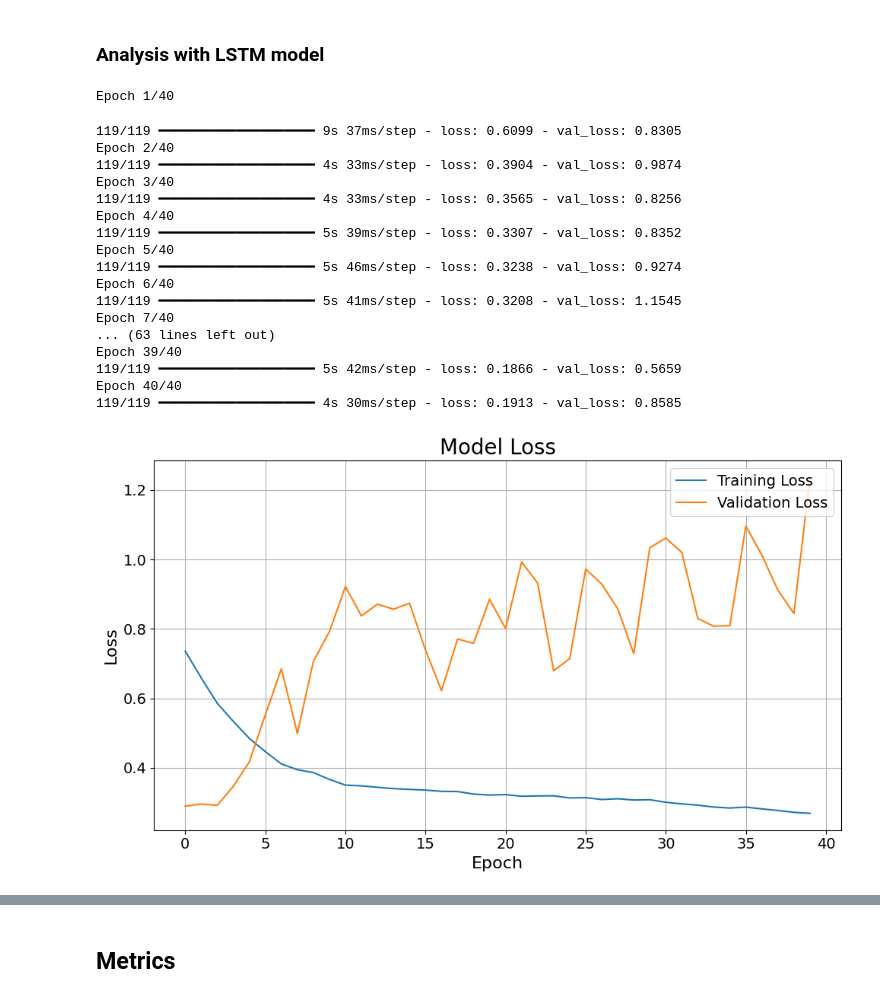
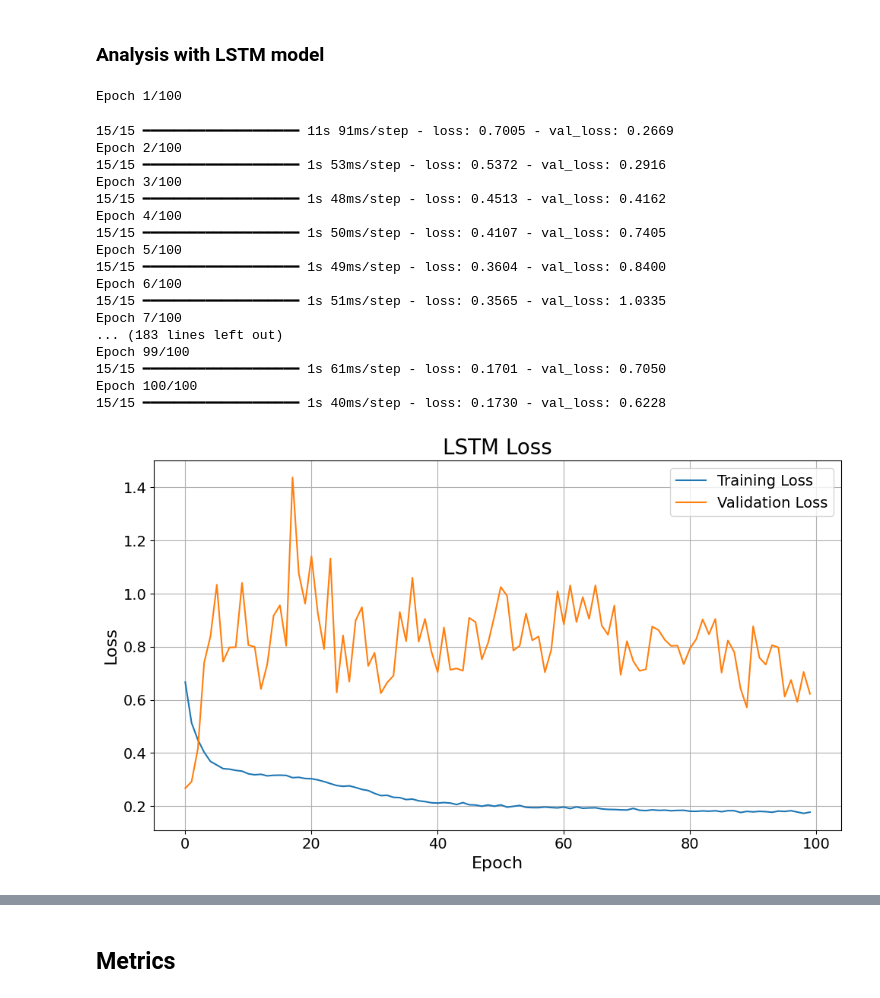
Before and after one commit to msilaev/courier_number_prediction, a Jupyter notebook: notebooks/1.0-ms-data-exploration-features-modeling.ipynb, the cells around one changed output, grey strips where cells are left out. Cells and saved outputs as stored; diff of their text form; code cells hidden in the pictures.

```diff
--- a/notebooks/1.0-ms-data-exploration-features-modeling.ipynb
+++ b/notebooks/1.0-ms-data-exploration-features-modeling.ipynb
@@ -711,45 +704,45 @@ X_val, y_val = np.array(X_val), np.array(y_val)
 # train model
 input_shape = (X_train.shape[1], X_train.shape[2])
 regressor = create_regressor(input_shape, n_steps)
-history= regressor.fit(X_train, y_train, epochs = 40, batch_size=4, validation_data=(X_val, y_val))
+history= regressor.fit(X_train, y_train, epochs = 100, batch_size=32, validation_data=(X_val, y_val))
 # %% [output]
-Epoch 1/40
+Epoch 1/100
-119/119 ━━━━━━━━━━━━━━━━━━━━ 9s 37ms/step - loss: 0.6099 - val_loss: 0.8305
-Epoch 2/40
-119/119 ━━━━━━━━━━━━━━━━━━━━ 4s 33ms/step - loss: 0.3904 - val_loss: 0.9874
-Epoch 3/40
-119/119 ━━━━━━━━━━━━━━━━━━━━ 4s 33ms/step - loss: 0.3565 - val_loss: 0.8256
-Epoch 4/40
-119/119 ━━━━━━━━━━━━━━━━━━━━ 5s 39ms/step - loss: 0.3307 - val_loss: 0.8352
-Epoch 5/40
-119/119 ━━━━━━━━━━━━━━━━━━━━ 5s 46ms/step - loss: 0.3238 - val_loss: 0.9274
-Epoch 6/40
-119/119 ━━━━━━━━━━━━━━━━━━━━ 5s 41ms/step - loss: 0.3208 - val_loss: 1.1545
-Epoch 7/40
-... (63 lines left out)
-Epoch 39/40
-119/119 ━━━━━━━━━━━━━━━━━━━━ 5s 42ms/step - loss: 0.1866 - val_loss: 0.5659
-Epoch 40/40
-119/119 ━━━━━━━━━━━━━━━━━━━━ 4s 30ms/step - loss: 0.1913 - val_loss: 0.8585
+15/15 ━━━━━━━━━━━━━━━━━━━━ 11s 91ms/step - loss: 0.7005 - val_loss: 0.2669
+Epoch 2/100
+15/15 ━━━━━━━━━━━━━━━━━━━━ 1s 53ms/step - loss: 0.5372 - val_loss: 0.2916
+Epoch 3/100
+15/15 ━━━━━━━━━━━━━━━━━━━━ 1s 48ms/step - loss: 0.4513 - val_loss: 0.4162
+Epoch 4/100
+15/15 ━━━━━━━━━━━━━━━━━━━━ 1s 50ms/step - loss: 0.4107 - val_loss: 0.7405
+Epoch 5/100
+15/15 ━━━━━━━━━━━━━━━━━━━━ 1s 49ms/step - loss: 0.3604 - val_loss: 0.8400
+Epoch 6/100
+15/15 ━━━━━━━━━━━━━━━━━━━━ 1s 51ms/step - loss: 0.3565 - val_loss: 1.0335
+Epoch 7/100
+... (183 lines left out)
+Epoch 99/100
+15/15 ━━━━━━━━━━━━━━━━━━━━ 1s 61ms/step - loss: 0.1701 - val_loss: 0.7050
+Epoch 100/100
+15/15 ━━━━━━━━━━━━━━━━━━━━ 1s 40ms/step - loss: 0.1730 - val_loss: 0.6228
 # %%
 # Plot training & validation loss values
 plt.figure(figsize=(10, 6))
 plt.plot(history.history['loss'], label='Training Loss')
 plt.plot(history.history['val_loss'], label='Validation Loss')
-plt.title('Model Loss', fontsize=20)
+plt.title('LSTM Loss', fontsize=20)
 plt.xlabel('Epoch', fontsize=16)
 plt.ylabel('Loss', fontsize=16)
 plt.legend(loc='upper right', fontsize=14)
 plt.grid()
 
 # Set font size for tick labels
 plt.xticks(fontsize=14)
 plt.yticks(fontsize=14)
 
 plt.tight_layout()
 plt.show()
 # %% [output]
-[figure, old version]
+[figure, new version]
 # %%
 
 # Ensure the shape of X_test matches the model input
```
Also changed, not shown: parts of 8 cells of this notebook, 18 other files.
